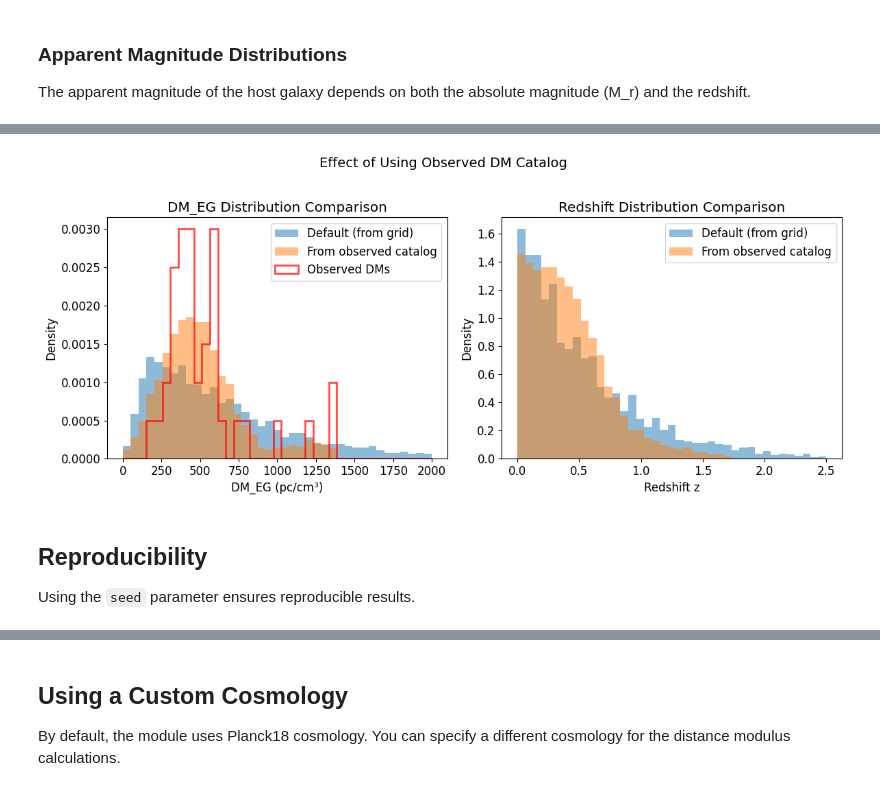
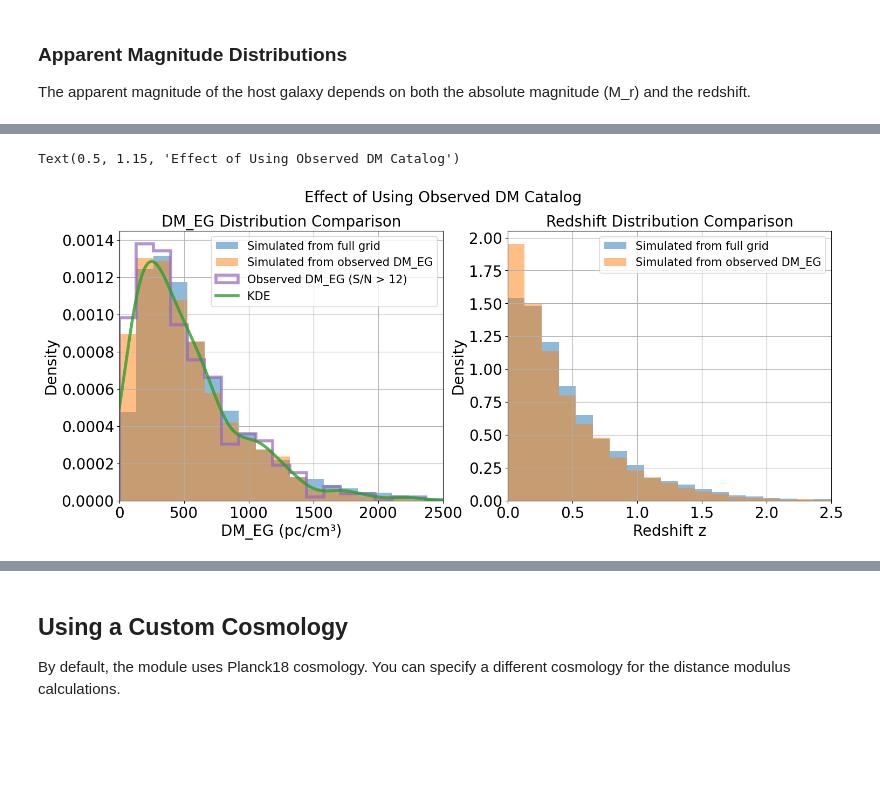
Before and after one commit to FRBs/astropath, a Jupyter notebook: docs/nb/Simulate_Generate_FRBs.ipynb, the cells around one changed output, grey strips where cells are left out. Cells and saved outputs as stored; diff of their text form; code cells hidden in the pictures; blank space fills up the shorter version.

```diff
--- a/docs/nb/Simulate_Generate_FRBs.ipynb
+++ b/docs/nb/Simulate_Generate_FRBs.ipynb
@@ -239,0 +230,9 @@ Observed DSA DMs: N=39, median=445 pc/cm³
+# %%
+# Example: DMs from CHIME/FRB Catalog 1 with S/N > 12
+fn = files('astropath.data') / 'frb_surveys' / 'chimefrbcat1.csv'
+df_dr1 = pd.read_csv(fn)
+chime_dms_eg = np.nanmean([df_dr1['dm_exc_ne2001'].values,df_dr1['dm_exc_ymw16'].values], axis=0)
+chime_snrs = df_dr1['bonsai_snr']
+threshold = 12.
+chime_observed_dms_eg = chime_dms_eg[chime_snrs > threshold]
+print(f"Observed DSA DMs: N={len(chime_observed_dms_eg)}, median={np.median(chime_observed_dms_eg):.0f}" + r"$\rm pc cm^{-3}$")
@@ -240,7 +241,12 @@ Observed DSA DMs: N=39, median=445 pc/cm³
+# %%
+# Calculate KDE for plotting purposes
+kernel = stats.gaussian_kde(chime_observed_dms_eg)#, bw_method=0.6)
+dms = np.linspace(0., 3000, 500)
+chime_observed_dms_eg_kde = kernel(dms)
 # %%
 # Generate FRBs using the observed DM distribution
-df_dsa_from_catalog = generate_frbs(5000, 'DSA', dm_catalog=dsa_observed_dms, seed=42)
+df_chime_from_catalog = generate_frbs(10000, 'CHIME', dm_catalog=chime_observed_dms_eg, seed=42)
 
 # Compare with default sampling
-df_dsa_default = generate_frbs(5000, 'DSA', seed=42)
+df_chime_default = generate_frbs(10000, 'CHIME', seed=42)
 # %% [output]
@@ -255,36 +261,43 @@ Sampling redshifts
 Sampling host galaxy absolute magnitudes
 Using Lz values to sample host galaxy absolute magnitudes
 # %%
-fig, axes = plt.subplots(1, 2, figsize=(12, 5))
+fig = plt.figure(figsize=(12,5))
+cycle = plt.rcParams['axes.prop_cycle'].by_key()['color']
+
+# (left, bottom, width, height)
+width = 0.5
+sep_w = 0.1
+ax_dms = (0., 0., width, 1.)
+ax_redshifts = (width+sep_w, 0., width, 1.)
 
 # DM comparison
-ax = axes[0]
-bins = np.linspace(0, 2000, 40)
-ax.hist(df_dsa_default['DMeg'], bins=bins, alpha=0.5, label='Default (from grid)', density=True)
-ax.hist(df_dsa_from_catalog['DMeg'], bins=bins, alpha=0.5, label='From observed catalog', density=True)
-ax.hist(dsa_observed_dms, bins=bins, alpha=0.7, histtype='step', linewidth=2,
-        color='red', label='Observed DMs', density=True)
+ax = plt.axes(ax_dms)
+bins = np.linspace(0,2500,20)
+ax.hist(df_chime_default['DMeg'], color=cycle[0], bins=bins, alpha=0.5, label='Simulated from full grid', density=True)
+ax.hist(df_chime_from_catalog['DMeg'], color=cycle[1], bins=bins, alpha=0.5, label='Simulated from observed DM_EG', density=True)
+ax.hist(chime_observed_dms_eg, bins=bins, alpha=0.7, histtype='step', linewidth=4,
+        color=cycle[4], label='Observed DM_EG (S/N > 12)', density=True)
+plt.plot(dms, chime_observed_dms_eg_kde, color=cycle[2], alpha=0.8, lw=4, label='KDE')
 ax.set_xlabel('DM_EG (pc/cm³)')
 ax.set_ylabel('Density')
 ax.set_title('DM_EG Distribution Comparison')
+plt.xlim([0,2500])
 ax.legend()
+ax.grid()
 
 # Redshift comparison
-ax = axes[1]
-bins = np.linspace(0, 2.5, 40)
-ax.hist(df_dsa_default['z'], bins=bins, alpha=0.5, label='Default (from grid)', density=True)
-ax.hist(df_dsa_from_catalog['z'], bins=bins, alpha=0.5, label='From observed catalog', density=True)
+ax = plt.axes(ax_redshifts)
+bins = np.linspace(0,2.5,20)
+ax.hist(df_chime_default['z'], color=cycle[0], bins=bins, alpha=0.5, label='Simulated from full grid',  density=True)
+ax.hist(df_chime_from_catalog['z'], color=cycle[1], bins=bins, alpha=0.5, label='Simulated from observed DM_EG', density=True)
 ax.set_xlabel('Redshift z')
 ax.set_ylabel('Density')
+plt.xlim([0,2.5])
 ax.set_title('Redshift Distribution Comparison')
 ax.legend()
+ax.grid()
 
-plt.suptitle('Effect of Using Observed DM Catalog', fontsize=14, y=1.02)
-plt.tight_layout()
-plt.show()
+plt.suptitle('Effect of Using Observed DM Catalog', fontsize=20, y=1.15)
 # %% [output]
+Text(0.5, 1.15, 'Effect of Using Observed DM Catalog')
-[figure, old version]
+[figure, new version]
-# %% [markdown]
-## Reproducibility
-
-Using the `seed` parameter ensures reproducible results.
```
Also changed, not shown: parts of 30 cells of this notebook.
